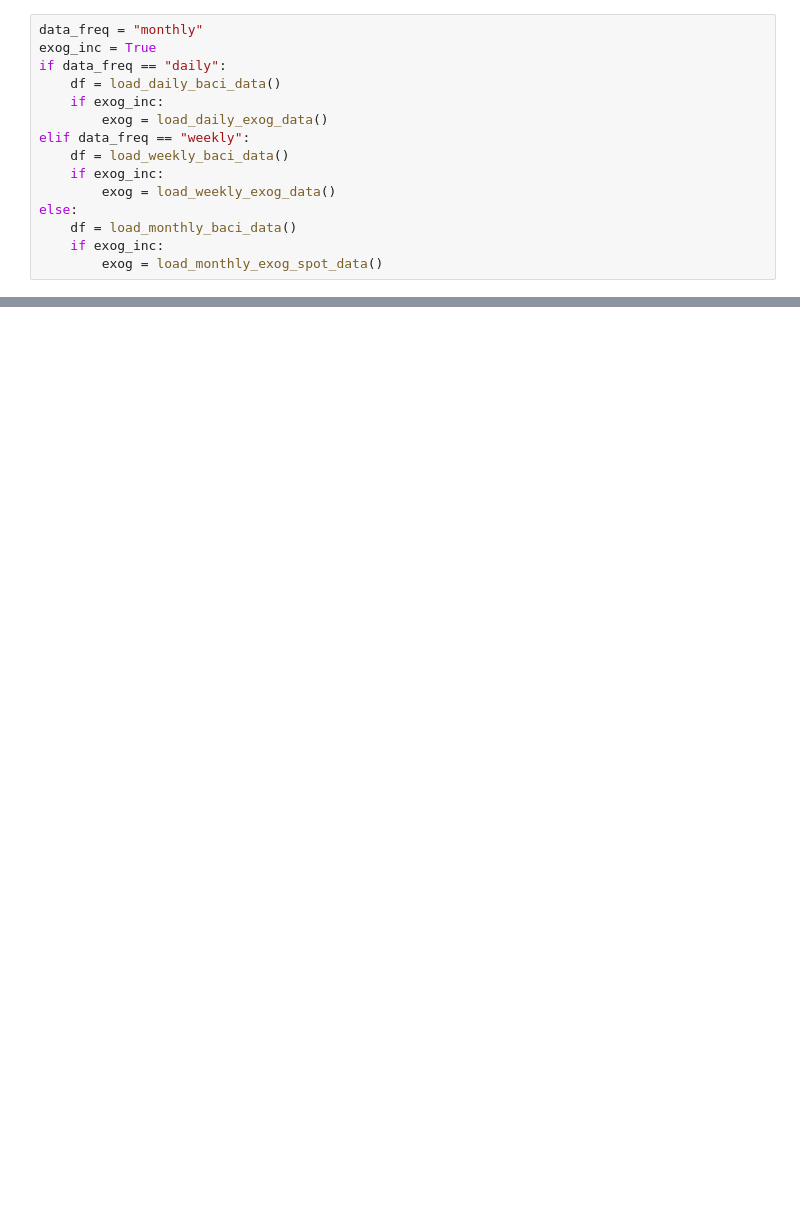
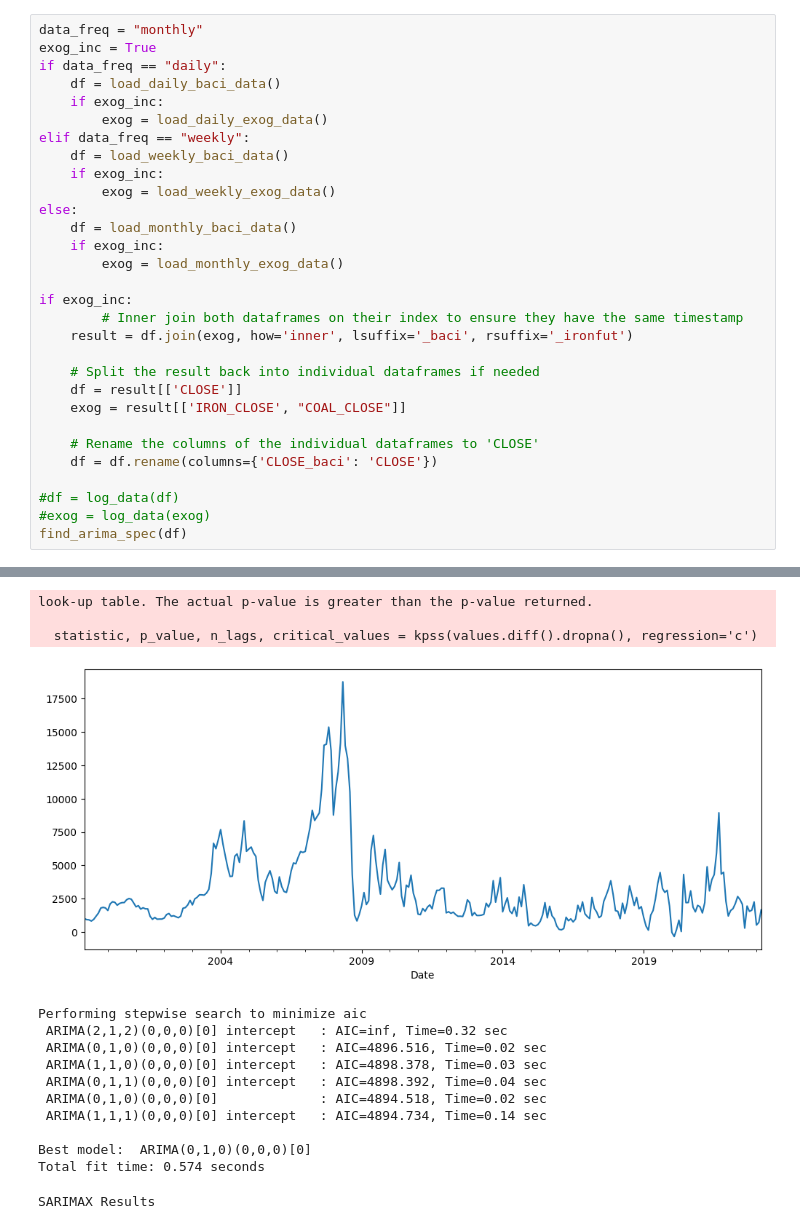
Before and after one commit to mariusbolstad/project-thesis, a Jupyter notebook: forecasts.ipynb, the cells around one changed output, grey strips where cells are left out. Cells and saved outputs as stored; diff of their text form; blank space fills up the shorter version.

Commit message:
tests for weekly, monthly

```diff
--- a/forecasts.ipynb
+++ b/forecasts.ipynb
@@ -230,5 +262,20 @@ elif data_freq == "weekly":
 else:
     df = load_monthly_baci_data()
     if exog_inc:
-        exog = load_monthly_exog_spot_data()
+        exog = load_monthly_exog_data()
+
+if exog_inc:
+        # Inner join both dataframes on their index to ensure they have the same timestamp
+    result = df.join(exog, how='inner', lsuffix='_baci', rsuffix='_ironfut')
+
+    # Split the result back into individual dataframes if needed
+    df = result[['CLOSE']]
+    exog = result[['IRON_CLOSE', "COAL_CLOSE"]]
+
+    # Rename the columns of the individual dataframes to 'CLOSE'
+    df = df.rename(columns={'CLOSE_baci': 'CLOSE'})
+
+#df = log_data(df)
+#exog = log_data(exog)
+find_arima_spec(df)
 # %% [output]
@@ -235,0 +299,15 @@ NameError: name 'load_monthly_exog_spot_data' is not defined
+look-up table. The actual p-value is greater than the p-value returned.
+
+  statistic, p_value, n_lags, critical_values = kpss(values.diff().dropna(), regression='c')
+[figure, added]
+Performing stepwise search to minimize aic
+ ARIMA(2,1,2)(0,0,0)[0] intercept   : AIC=inf, Time=0.32 sec
+ ARIMA(0,1,0)(0,0,0)[0] intercept   : AIC=4896.516, Time=0.02 sec
+ ARIMA(1,1,0)(0,0,0)[0] intercept   : AIC=4898.378, Time=0.03 sec
+ ARIMA(0,1,1)(0,0,0)[0] intercept   : AIC=4898.392, Time=0.04 sec
+ ARIMA(0,1,0)(0,0,0)[0]             : AIC=4894.518, Time=0.02 sec
+ ARIMA(1,1,1)(0,0,0)[0] intercept   : AIC=4894.734, Time=0.14 sec
+
+Best model:  ARIMA(0,1,0)(0,0,0)[0]
+Total fit time: 0.574 seconds
+SARIMAX Results
```
Also changed, not shown: parts of 5 cells of this notebook, 20 other files.
